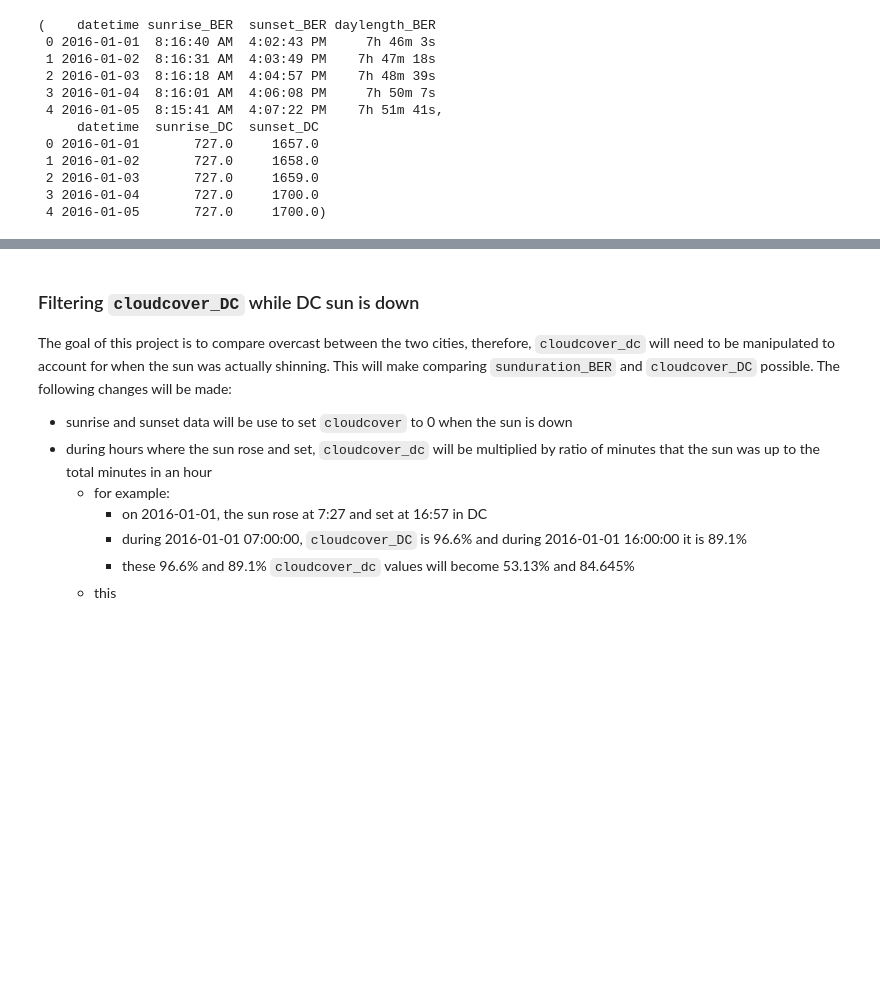
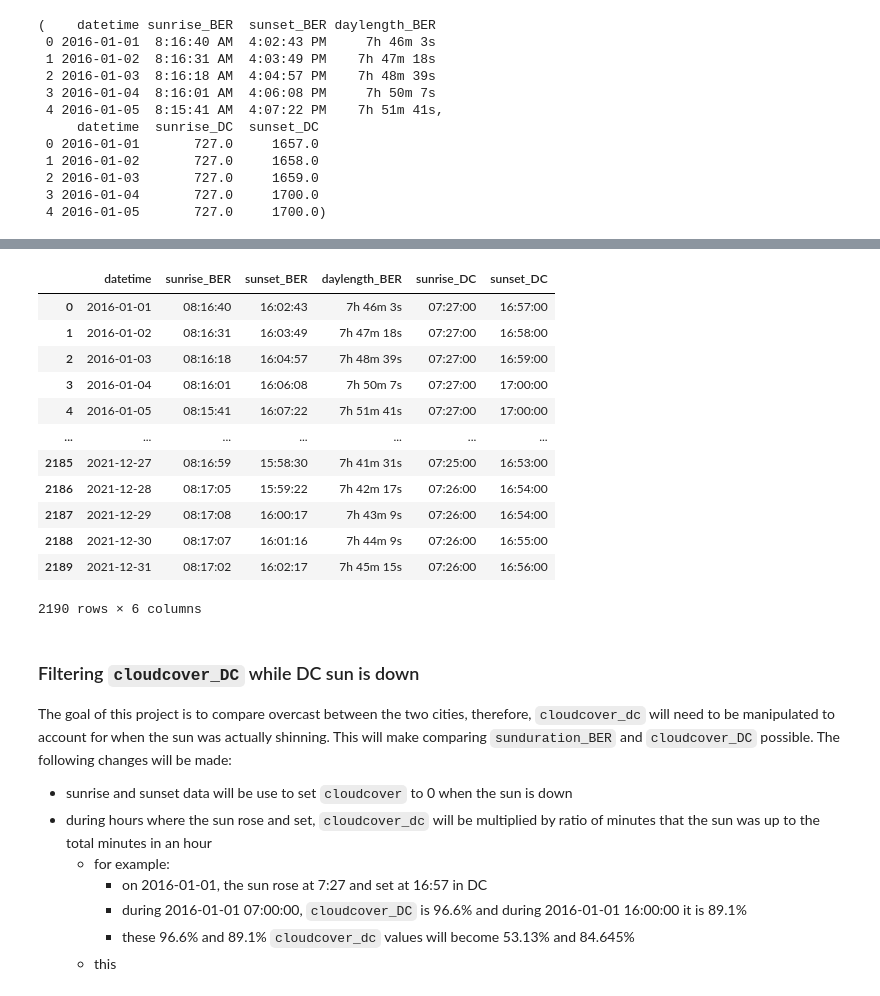
Before and after one commit to yasp-g/portfolio, a Jupyter notebook: Berlin-vs-DC-overcast-visualization/BER-DC-overcast.ipynb, the cells around one changed output, grey strips where cells are left out. Drawn from its saved outputs; the diff is of its cells as text; code cells hidden in the pictures; blank space fills up the shorter version.

```diff
--- a/Berlin-vs-DC-overcast-visualization/BER-DC-overcast.ipynb
+++ b/Berlin-vs-DC-overcast-visualization/BER-DC-overcast.ipynb
@@ -150,12 +150,12 @@ df_dc['datetime'] = pd.to_datetime(df_dc['datetime'])
 df_dc.sort_values('datetime', inplace=True)
 # %%
 # convert to datetime
-df_bersun['datetime'] = pd.to_datetime(df_bersun['datetime'])
+df_BERriseset['datetime'] = pd.to_datetime(df_BERriseset['datetime'])
 # %%
 # remove the time information and keep date information
-df_dcsun['datetime'] = df_dcsun['datetime'].str.split('T').str[0]
+df_DCriseset['datetime'] = df_DCriseset['datetime'].str.split('T').str[0]
 # convert to datetime
-df_dcsun['datetime'] = pd.to_datetime(df_dcsun['datetime'])
+df_DCriseset['datetime'] = pd.to_datetime(df_DCriseset['datetime'])
 # %% [markdown]
 ### Filter date range and add year, month, day, hour columns
 # %%
@@ -190,12 +190,12 @@ df_ber = df_ber.drop(df_ber[(df_ber['datetime'].dt.month == 2) &
                    (df_ber['datetime'].dt.day == 29)].index).reset_index(drop=True)
 df_dc = df_dc.drop(df_dc[(df_dc['datetime'].dt.month == 2) &
                  (df_dc['datetime'].dt.day == 29)].index).reset_index(drop=True)
-df_bersun = df_bersun.drop(df_bersun[(df_bersun['datetime'].dt.month == 2) &
-                        (df_bersun['datetime'].dt.day == 29)].index).reset_index(drop=True)
-df_dcsun = df_dcsun.drop(df_dcsun[(df_dcsun['datetime'].dt.month == 2) &
-                       (df_dcsun['datetime'].dt.day == 29)].index).reset_index(drop=True)
+df_BERriseset = df_BERriseset.drop(df_BERriseset[(df_BERriseset['datetime'].dt.month == 2) &
+                        (df_BERriseset['datetime'].dt.day == 29)].index).reset_index(drop=True)
+df_DCriseset = df_DCriseset.drop(df_DCriseset[(df_DCriseset['datetime'].dt.month == 2) &
+                       (df_DCriseset['datetime'].dt.day == 29)].index).reset_index(drop=True)
 
-len(df_ber), len(df_dc), len(df_bersun), len(df_dcsun)
+len(df_ber), len(df_dc), len(df_BERriseset), len(df_DCriseset)
 # %% [output]
 (50221, 52560, 2190, 2190)
 # %%
@@ -477,8 +477,8 @@ df_bersun.head(), df_dcsun.head()
  3 2016-01-04       727.0     1700.0
  4 2016-01-05       727.0     1700.0)
 # %%
-df_bersun['sunrise_BER'] = pd.to_datetime(df_bersun['sunrise_BER'], format='%I:%M:%S %p').dt.time
-df_bersun['sunset_BER'] = pd.to_datetime(df_bersun['sunset_BER'], format='%I:%M:%S %p').dt.time
+df_BERriseset['sunrise_BER'] = pd.to_datetime(df_BERriseset['sunrise_BER'], format='%I:%M:%S %p').dt.time
+df_BERriseset['sunset_BER'] = pd.to_datetime(df_BERriseset['sunset_BER'], format='%I:%M:%S %p').dt.time
 
-df_dcsun['sunrise_DC'] = pd.to_datetime(df_dcsun['sunrise_DC'], format='%H%M').dt.time
-df_dcsun['sunset_DC'] = pd.to_datetime(df_dcsun['sunset_DC'], format='%H%M').dt.time
+df_DCriseset['sunrise_DC'] = pd.to_datetime(df_DCriseset['sunrise_DC'], format='%H%M').dt.time
+df_DCriseset['sunset_DC'] = pd.to_datetime(df_DCriseset['sunset_DC'], format='%H%M').dt.time
@@ -500,3 +487,20 @@ df_bersun.head(), df_dcsun.head()
+# %%
+df_riseset = pd.merge(df_BERriseset, df_DCriseset, how='inner', on='datetime')
+df_riseset
+# %% [output]
+|  | datetime | sunrise_BER | sunset_BER | daylength_BER | sunrise_DC | sunset_DC |
+| 0 | 2016-01-01 | 08:16:40 | 16:02:43 | 7h 46m 3s | 07:27:00 | 16:57:00 |
+| 1 | 2016-01-02 | 08:16:31 | 16:03:49 | 7h 47m 18s | 07:27:00 | 16:58:00 |
+| 2 | 2016-01-03 | 08:16:18 | 16:04:57 | 7h 48m 39s | 07:27:00 | 16:59:00 |
+| 3 | 2016-01-04 | 08:16:01 | 16:06:08 | 7h 50m 7s | 07:27:00 | 17:00:00 |
+| 4 | 2016-01-05 | 08:15:41 | 16:07:22 | 7h 51m 41s | 07:27:00 | 17:00:00 |
+| ... | ... | ... | ... | ... | ... | ... |
+| 2185 | 2021-12-27 | 08:16:59 | 15:58:30 | 7h 41m 31s | 07:25:00 | 16:53:00 |
+| 2186 | 2021-12-28 | 08:17:05 | 15:59:22 | 7h 42m 17s | 07:26:00 | 16:54:00 |
+| 2187 | 2021-12-29 | 08:17:08 | 16:00:17 | 7h 43m 9s | 07:26:00 | 16:54:00 |
+| 2188 | 2021-12-30 | 08:17:07 | 16:01:16 | 7h 44m 9s | 07:26:00 | 16:55:00 |
+| 2189 | 2021-12-31 | 08:17:02 | 16:02:17 | 7h 45m 15s | 07:26:00 | 16:56:00 |
+2190 rows × 6 columns
 # %% [markdown]
 ### Filtering `cloudcover_DC` while DC sun is down
 
```
Also changed, not shown: parts of 26 cells of this notebook.
